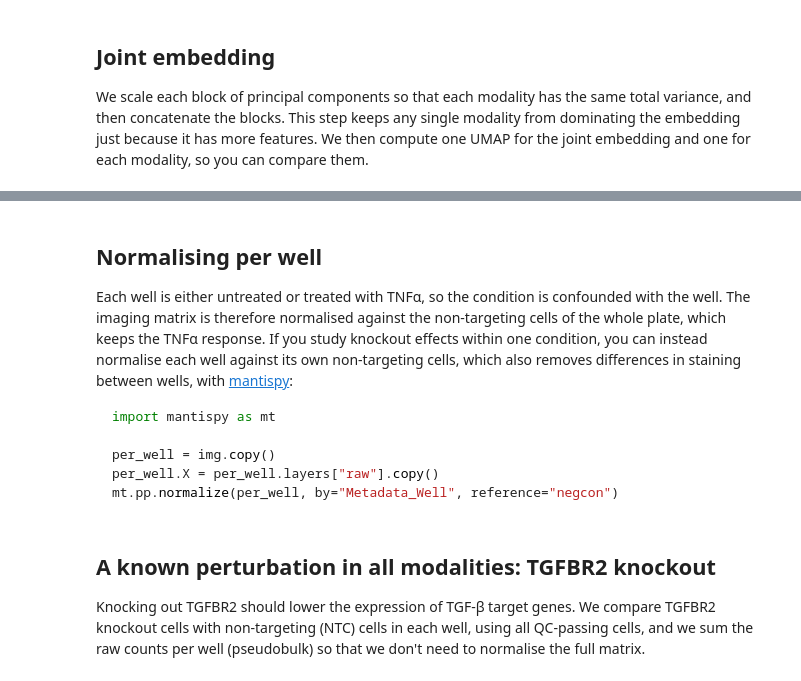
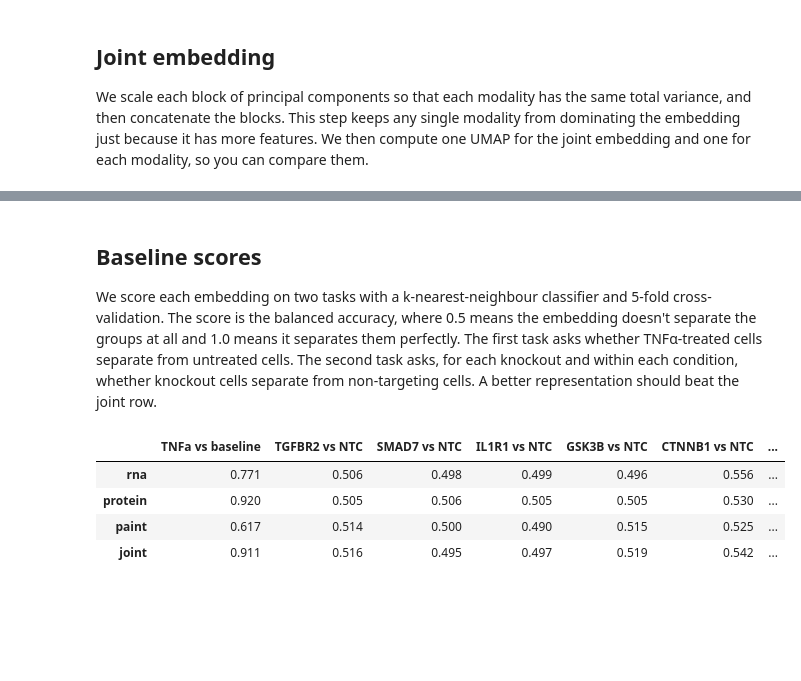
Before and after one commit to timtreis/cytodata-hackathon-prep-multiomics, a Jupyter notebook: notebooks/01_starter.ipynb, the cells around one changed output, grey strips where cells are left out. Cells and saved outputs as stored; diff of their text form; code cells hidden in the pictures; blank space fills up the shorter version.

````diff
--- a/notebooks/01_starter.ipynb
+++ b/notebooks/01_starter.ipynb
@@ -82,7 +96,7 @@ joint = np.hstack([p / np.sqrt((p**2).sum(1).mean()) for p in pcs.values()])
 emb = sc.AnnData(obs=obs[["Well", "condition", "target_gene", "guide"]].copy())
 for name, x in {**pcs, "joint": joint}.items():
     emb.obsm[f"X_{name}"] = x
-    sc.pp.neighbors(emb, use_rep=f"X_{name}", key_added=name)
+    sc.pp.neighbors(emb, use_rep=f"X_{name}", key_added=name, transformer="sklearn")
     emb.obsm[f"X_umap_{name}"] = sc.tl.umap(emb, neighbors_key=name, copy=True).obsm["X_umap"]
 # %%
 sc.pl.embedding(emb, "X_umap_joint", color=["condition", "target_gene", "Well"], ncols=3)
@@ -92,16 +112,4 @@ for name in ["rna", "protein", "paint"]:
 # %% [markdown]
-## Normalising per well
+## Baseline scores
 
-Each well is either untreated or treated with TNFα, so the condition is confounded with the well. The imaging matrix is therefore normalised against the non-targeting cells of the whole plate, which keeps the TNFα response. If you study knockout effects within one condition, you can instead normalise each well against its own non-targeting cells, which also removes differences in staining between wells, with [mantispy](https://github.com/scverse/mantispy):
-
-```python
-import mantispy as mt
-
-per_well = img.copy()
-per_well.X = per_well.layers["raw"].copy()
-mt.pp.normalize(per_well, by="Metadata_Well", reference="negcon")
-```
+We score each embedding on two tasks with a k-nearest-neighbour classifier and 5-fold cross-validation. The score is the balanced accuracy, where 0.5 means the embedding doesn't separate the groups at all and 1.0 means it separates them perfectly. The first task asks whether TNFα-treated cells separate from untreated cells. The second task asks, for each knockout and within each condition, whether knockout cells separate from non-targeting cells. A better representation should beat the joint row.
-# %% [markdown]
-## A known perturbation in all modalities: TGFBR2 knockout
-
-Knocking out TGFBR2 should lower the expression of TGF-β target genes. We compare TGFBR2 knockout cells with non-targeting (NTC) cells in each well, using all QC-passing cells, and we sum the raw counts per well (pseudobulk) so that we don't need to normalise the full matrix.
@@ -121,0 +116,28 @@ ax.axhline(0, color="k", lw=0.5);
+# %%
+from sklearn.model_selection import cross_val_score
+from sklearn.neighbors import KNeighborsClassifier
+
+
+def knn_score(x, y):
+    return cross_val_score(KNeighborsClassifier(15), x, y, cv=5, scoring="balanced_accuracy").mean()
+
+
+KNOCKOUTS = ["TGFBR2", "SMAD7", "IL1R1", "GSK3B", "CTNNB1", "OR1I1"]
+scores = {}
+for name in ["rna", "protein", "paint", "joint"]:
+    x = emb.obsm[f"X_{name}"]
+    row = {"TNFa vs baseline": knn_score(x, obs["condition"])}
+    for ko in KNOCKOUTS:
+        per_condition = []
+        for condition in ["baseline", "TNFa"]:
+            m = ((obs["condition"] == condition) & obs["target_gene"].isin([ko, "NTC"])).values
+            per_condition.append(knn_score(x[m], np.asarray(obs["target_gene"], dtype=str)[m]))
+        row[f"{ko} vs NTC"] = np.mean(per_condition)
+    scores[name] = row
+pd.DataFrame(scores).T.round(3)
+# %% [output]
+|  | TNFa vs baseline | TGFBR2 vs NTC | SMAD7 vs NTC | IL1R1 vs NTC | GSK3B vs NTC | CTNNB1 vs NTC | ... |
+| rna | 0.771 | 0.506 | 0.498 | 0.499 | 0.496 | 0.556 | ... |
+| protein | 0.920 | 0.505 | 0.506 | 0.505 | 0.505 | 0.530 | ... |
+| paint | 0.617 | 0.514 | 0.500 | 0.490 | 0.515 | 0.525 | ... |
+| joint | 0.911 | 0.516 | 0.495 | 0.497 | 0.519 | 0.542 | ... |
````
Also changed, not shown: parts of 13 cells of this notebook, 5 other files.
